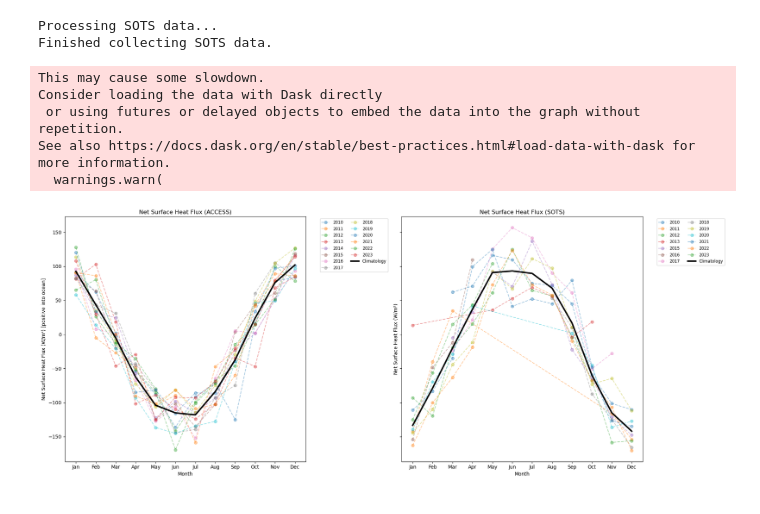
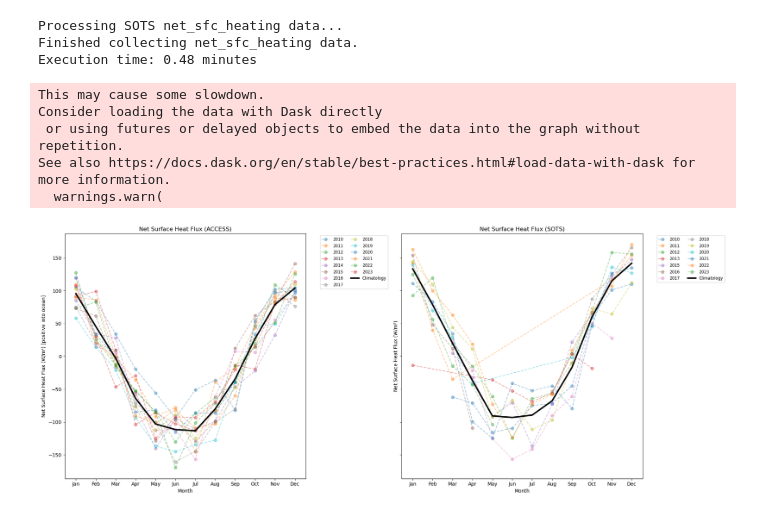
Before and after one commit to PaulSpence/21CW_SOTS_Ocean, a Jupyter notebook: notebooks/net_sfc_heating.ipynb, the cells around one changed output. Cells and saved outputs as stored; diff of their text form; code cells hidden in the pictures.

```diff
--- a/notebooks/net_sfc_heating.ipynb
+++ b/notebooks/net_sfc_heating.ipynb
@@ -190,41 +148,54 @@ reading file: ocean-2d-net_sfc_heating-1-monthly-mean-ym_2023_12.nc, 96/96
 # %%
-
 #----------------------------------------------------------------------------------------------
 # Read and collect data for SOTS
 #----------------------------------------------------------------------------------------------
 
-print(f'Processing SOTS data...')
+print(f'Processing SOTS {var} data...')
 sys.stdout.flush()
-
 
 SOTS_dir  = '/g/data/jk72/mxr581/SOTS-project-data/sots/flux'
 SOTS_pattern = os.path.join(SOTS_dir, "IMOS_DWM-*_CFMST_20*.nc")
 
-SOTS_paths = sorted(glob.glob(SOTS_pattern))
+SOTS_paths = glob.glob(SOTS_pattern)
+
+def extract_year(path):
+    match = re.search(r'CFMST_(\d{4})', path)
+    if match:
+        return int(match.group(1))
+
+SOTS_sorted = sorted(SOTS_paths, key=extract_year)
+
+start = time.time()
 
 ds = xr.open_mfdataset(
-    SOTS_paths,
+    SOTS_sorted,
     combine='nested',
     concat_dim='TIME',
     data_vars='minimal',
     coords='minimal',
-    compat='override',
-    preprocess=lambda ds: ds.sortby('TIME')  # sort each dataset's time coordinate
+    compat='override'# need this as position of buoy moves around
 )[[var_SOTS]]
 
+SOTS_flux = ds[var_SOTS]
 
-SOTS_flux = ds[var_SOTS]
+ds.close()
 
 # Get climatology
 SOTS_monthly_climatology = SOTS_flux.groupby('TIME.month').mean(dim='TIME')
 
 SOTS_years = np.unique(SOTS_flux['TIME.year'].values)
 
-print(f'Finished collecting SOTS data.')
+end = time.time()
+
+print(f'Finished collecting {var} data.')
 sys.stdout.flush()
+
+print(f"Execution time: {(end - start)/60:.2f} minutes")
+sys.stdout.flush()
 # %% [output]
-Processing SOTS data...
-Finished collecting SOTS data.
+Processing SOTS net_sfc_heating data...
+Finished collecting net_sfc_heating data.
+Execution time: 0.48 minutes
 # %%
 #----------------------------------------------------------------------------------------------
 # PLOTS
@@ -257,33 +228,33 @@ axs[0].legend(ncol=2, fontsize='small', loc='upper left', bbox_to_anchor=(1.05,
 
 # SOTS data on right plot
 for yr in SOTS_years:
 
     yearly = SOTS_flux.sel(TIME=str(yr))
 
     monthly_mean = yearly.groupby('TIME.month').mean(dim='TIME')
     months = monthly_mean['month']
     monthly_vals = monthly_mean.values
 
-    axs[1].plot(months, monthly_vals,
+    axs[1].plot(months, -1*monthly_vals,
                 label=str(yr), alpha=0.4, marker='o', linestyle='--')
 
-axs[1].plot(SOTS_monthly_climatology['month'], SOTS_monthly_climatology.values,
+axs[1].plot(SOTS_monthly_climatology['month'], -1*SOTS_monthly_climatology.values,
             label='Climatology', color='black', linewidth=3)
 
 axs[1].set_xlabel('Month')
 axs[1].set_ylabel('Net Surface Heat Flux (W/m²)')
 axs[1].set_title('Net Surface Heat Flux (SOTS)')
 axs[1].set_xticks(np.arange(1, 13))
 axs[1].set_xticklabels(['Jan', 'Feb', 'Mar', 'Apr', 'May', 'Jun',
                         'Jul', 'Aug', 'Sep', 'Oct', 'Nov', 'Dec'])
 axs[1].legend(ncol=2, fontsize='small', loc='upper left', bbox_to_anchor=(1.05, 1))
 
 plt.tight_layout()
 plt.show()
 # %% [output]
 This may cause some slowdown.
 Consider loading the data with Dask directly
  or using futures or delayed objects to embed the data into the graph without repetition.
 See also https://docs.dask.org/en/stable/best-practices.html#load-data-with-dask for more information.
   warnings.warn(
-[figure, old version]
+[figure, new version]
```
Also changed, not shown: parts of 7 cells of this notebook.
